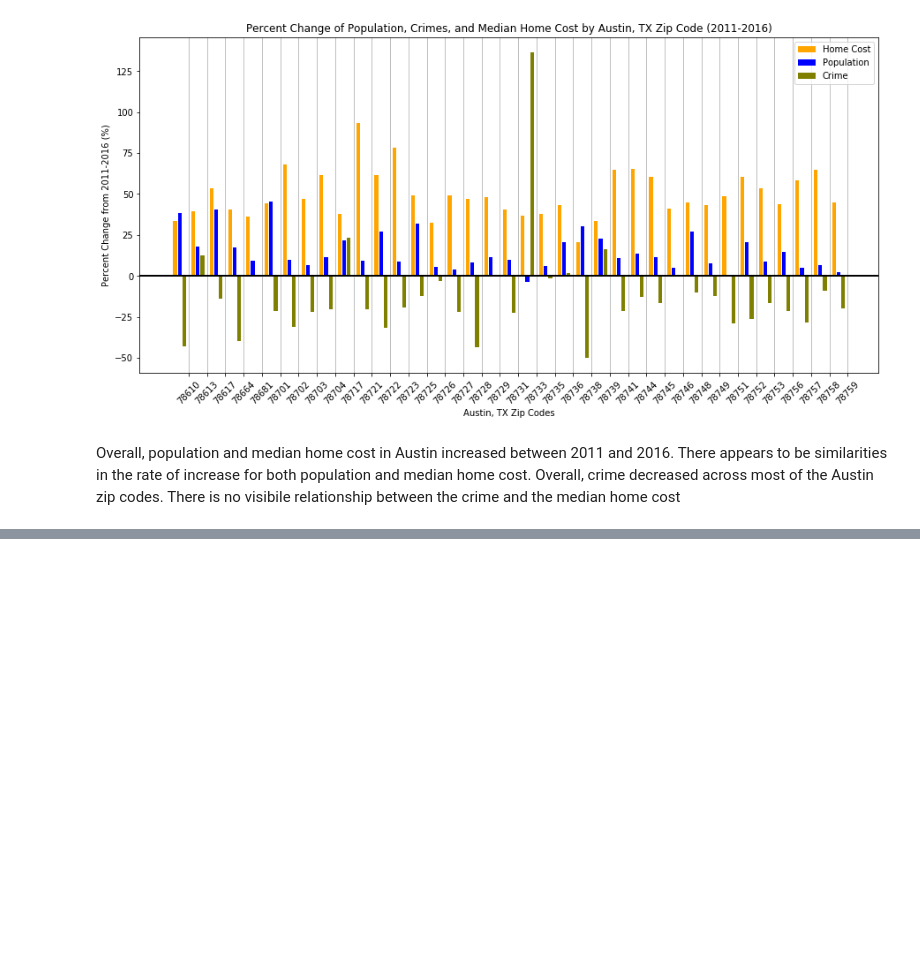
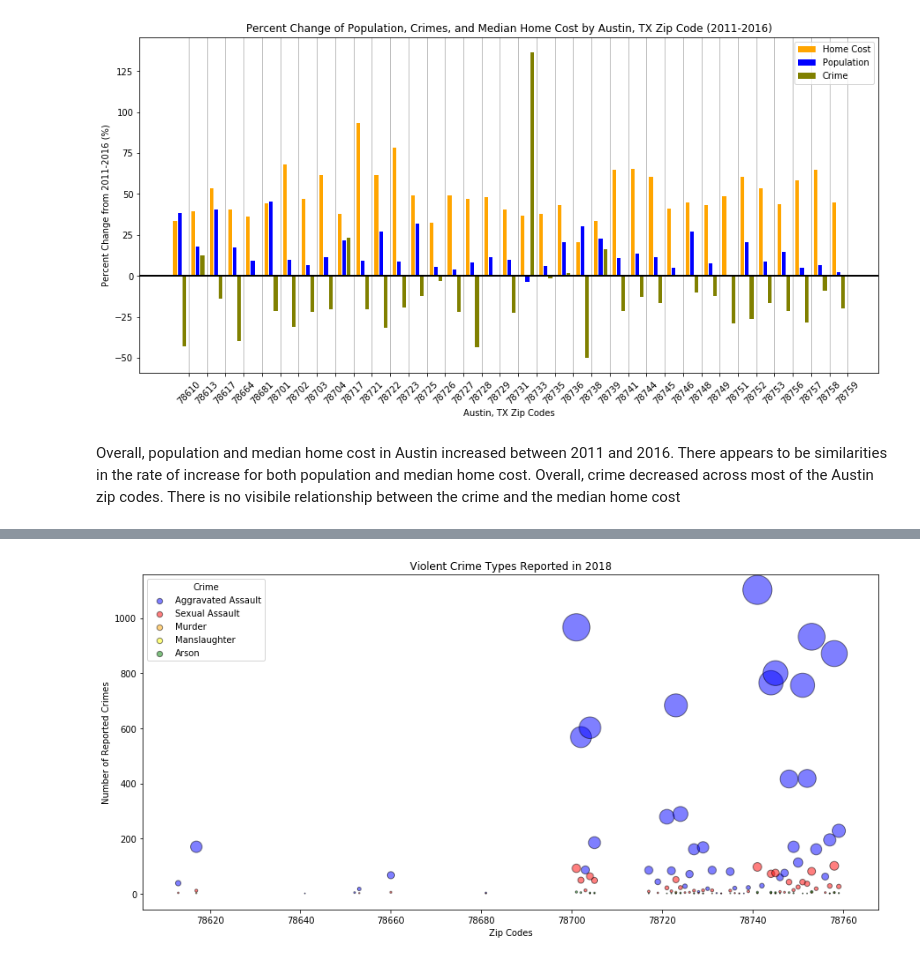
Before and after one commit to AshleyMcGee/atx_crime_analysis, a Jupyter notebook: robert_mcalmon/ATX_Crime_Analysis.ipynb, the cells around one changed output, grey strips where cells are left out. Saved outputs shown, nothing was run; the diff lists cells and outputs as text; code cells hidden in the pictures; blank space fills up the shorter version.

```diff
--- a/robert_mcalmon/ATX_Crime_Analysis.ipynb
+++ b/robert_mcalmon/ATX_Crime_Analysis.ipynb
@@ -318,0 +350,5 @@ There is no visibile relationship between the crime and the median home cost
+# %%
+#Sexual Assault
+sex_assault = crime_type[crime_type['Highest Offense Description'] == 'Sexual Assault']
+sex_assault_reports = sex_assault["Reports"]
+sex_aslt_zips = sex_assault["Zip Code"]
@@ -318,0 +370,36 @@ There is no visibile relationship between the crime and the median home cost
+# %%
+#Arson
+arson = crime_type[crime_type['Highest Offense Description'] == 'Arson']
+arson_reports = arson["Reports"]
+arson_zips = arson["Zip Code"]
+# %%
+#Murder
+murder = crime_type[crime_type['Highest Offense Description'] == 'Murder']
+murder_reports = murder["Reports"]
+murder_zips = murder["Zip Code"]
+# %%
+#Manslaughter
+manslaughter = crime_type[crime_type['Highest Offense Description'] == 'Manslaughter']
+manslaughter_reports = manslaughter["Reports"]
+manslaughter_zips = manslaughter["Zip Code"]
+# %%
+plt.scatter(agg_aslt_zips, agg_reports, facecolor='blue', edgecolor='black', alpha= 0.5, s=agg_aslt["Reports"], label="Aggravated Assault")
+plt.scatter(sex_aslt_zips, sex_assault_reports, facecolor='red', edgecolor='black', alpha= 0.5, s=sex_assault["Reports"], label="Sexual Assault")
+plt.scatter(murder_zips, murder_reports, facecolor='orange', edgecolor='black', alpha=0.5, s=murder["Reports"], label="Murder")
+plt.scatter(manslaughter_zips, manslaughter_reports, facecolor='yellow', edgecolor='black', alpha=0.5, s=manslaughter["Reports"], label="Manslaughter")
+plt.scatter(arson_zips, arson_reports, facecolor='green', edgecolor='black', alpha=0.5, s=arson["Reports"], label="Arson")
+plt.xlabel("Zip Codes")
+plt.ylabel("Number of Reported Crimes")
+plt.title("Violent Crime Types Reported in 2018")
+lgnd = plt.legend(title="Crime")
+lgnd.legendHandles[0]._sizes = [40]
+lgnd.legendHandles[1]._sizes = [40]
+lgnd.legendHandles[2]._sizes = [40]
+lgnd.legendHandles[3]._sizes = [40]
+lgnd.legendHandles[4]._sizes = [40]
+fig = plt.gcf()
+fig.set_size_inches(15,7)
+plt.savefig("violent_crimes.png")
+plt.show()
+# %% [output]
+[figure, added]
```
Also changed, not shown: parts of 12 cells of this notebook, 3 other files.
